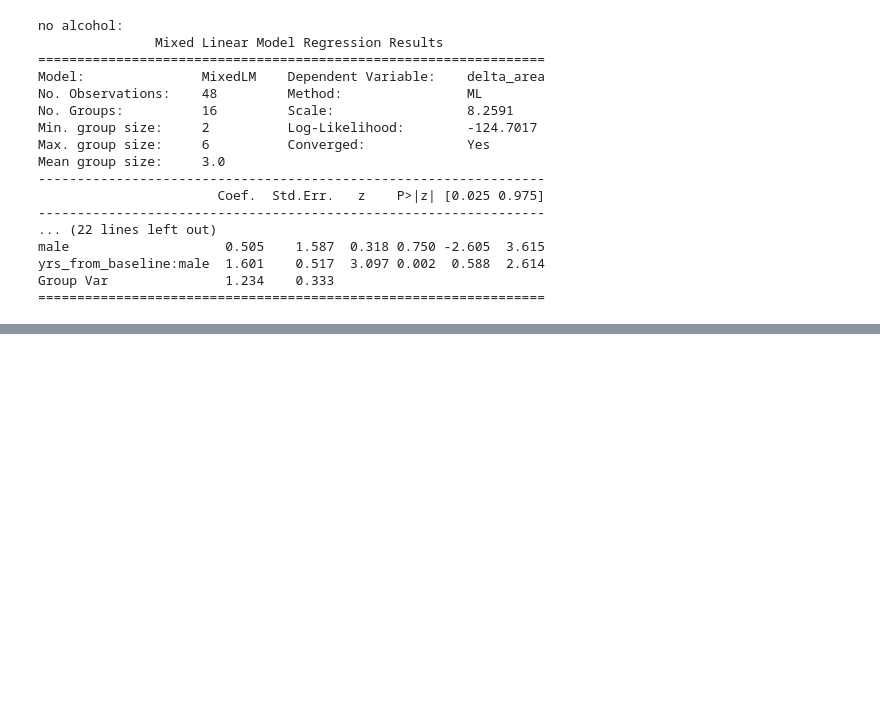
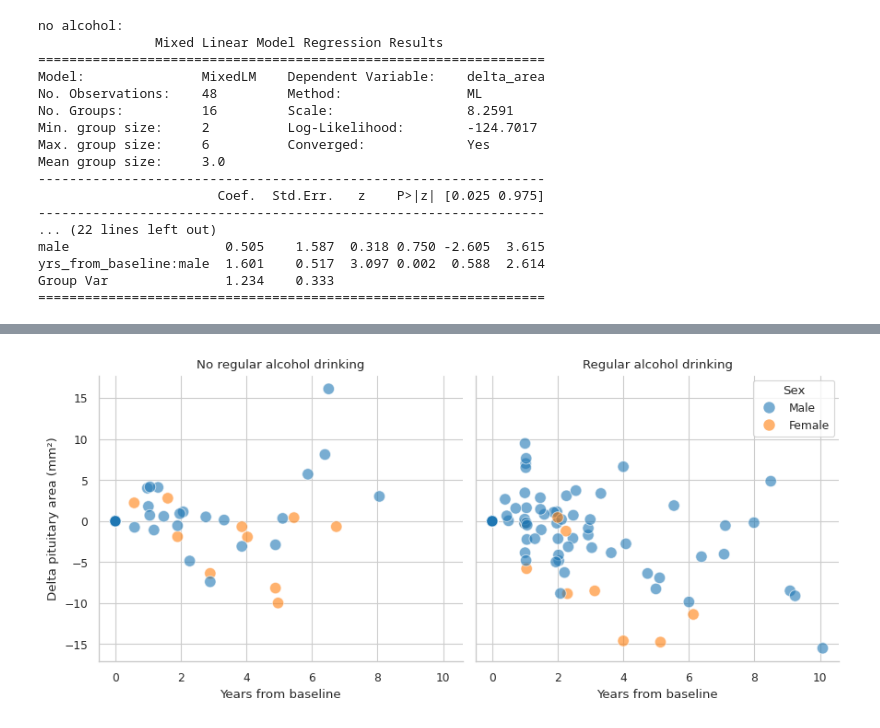
Before and after one commit to HonSou0095/pit2, a Jupyter notebook: pit.ipynb, the cells around one changed output, grey strips where cells are left out. Saved outputs shown, nothing was run; the diff lists cells and outputs as text; code cells hidden in the pictures; blank space fills up the shorter version.

```diff
--- a/pit.ipynb
+++ b/pit.ipynb
@@ -658,0 +835,24 @@ plt.show()"""
+# %%
+g = sns.relplot(
+    x="yrs_from_baseline",
+    y="delta_area",
+    hue="Sex",
+    col="EtOH",
+    data=combined,
+    alpha=0.6,
+    s=80,
+    height=4,
+    aspect=1,
+)
+
+g.set_axis_labels("Years from baseline", "Delta pituitary area (mm²)")
+g.set_titles("{col_name}")  # clean facet titles
+
+# move legend
+g._legend.set_bbox_to_anchor((0.98, 0.82))
+g._legend.set_frame_on(True)
+
+plt.tight_layout()
+plt.show()
+# %% [output]
+[figure, added]
```
Also changed, not shown: parts of 16 cells of this notebook.
